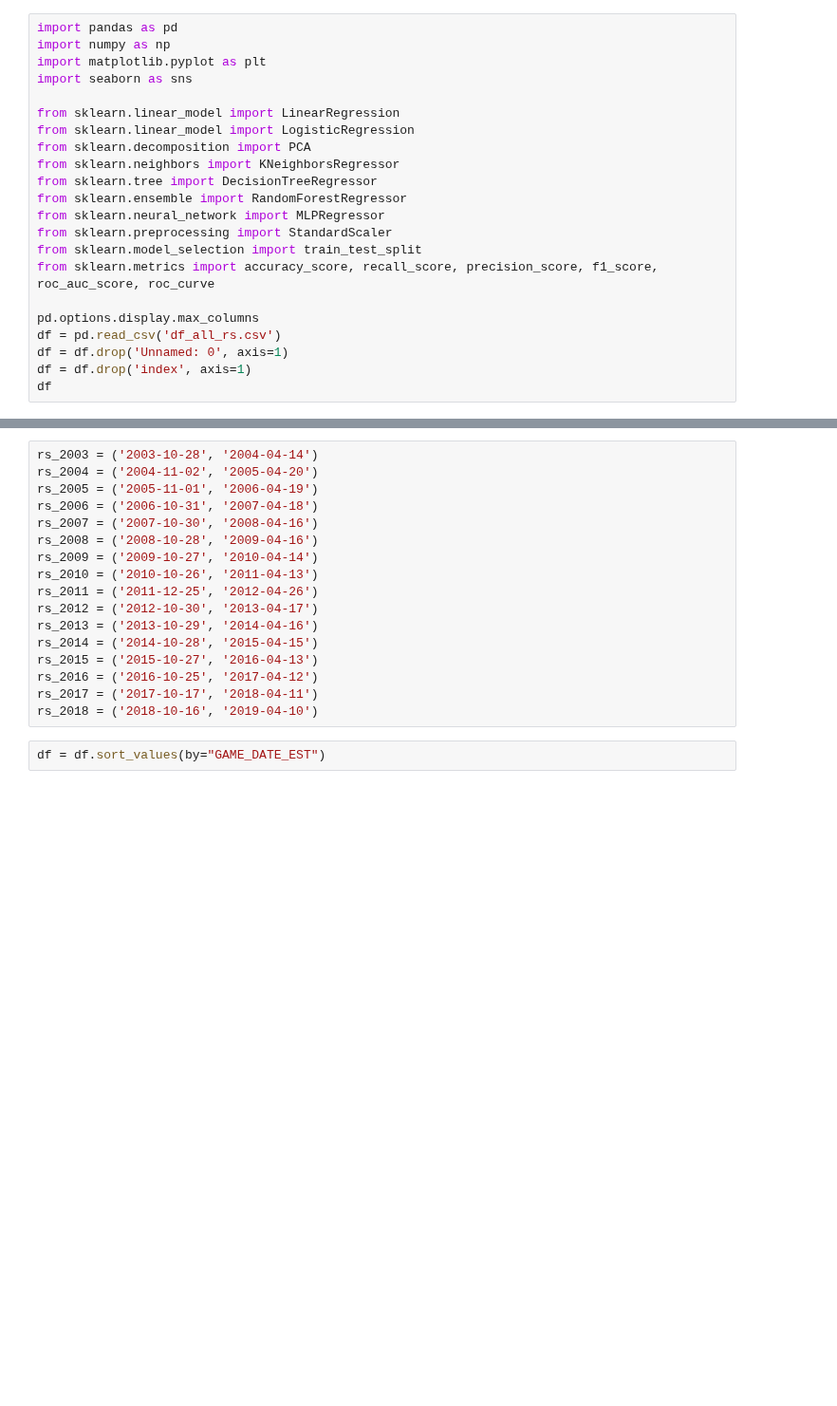
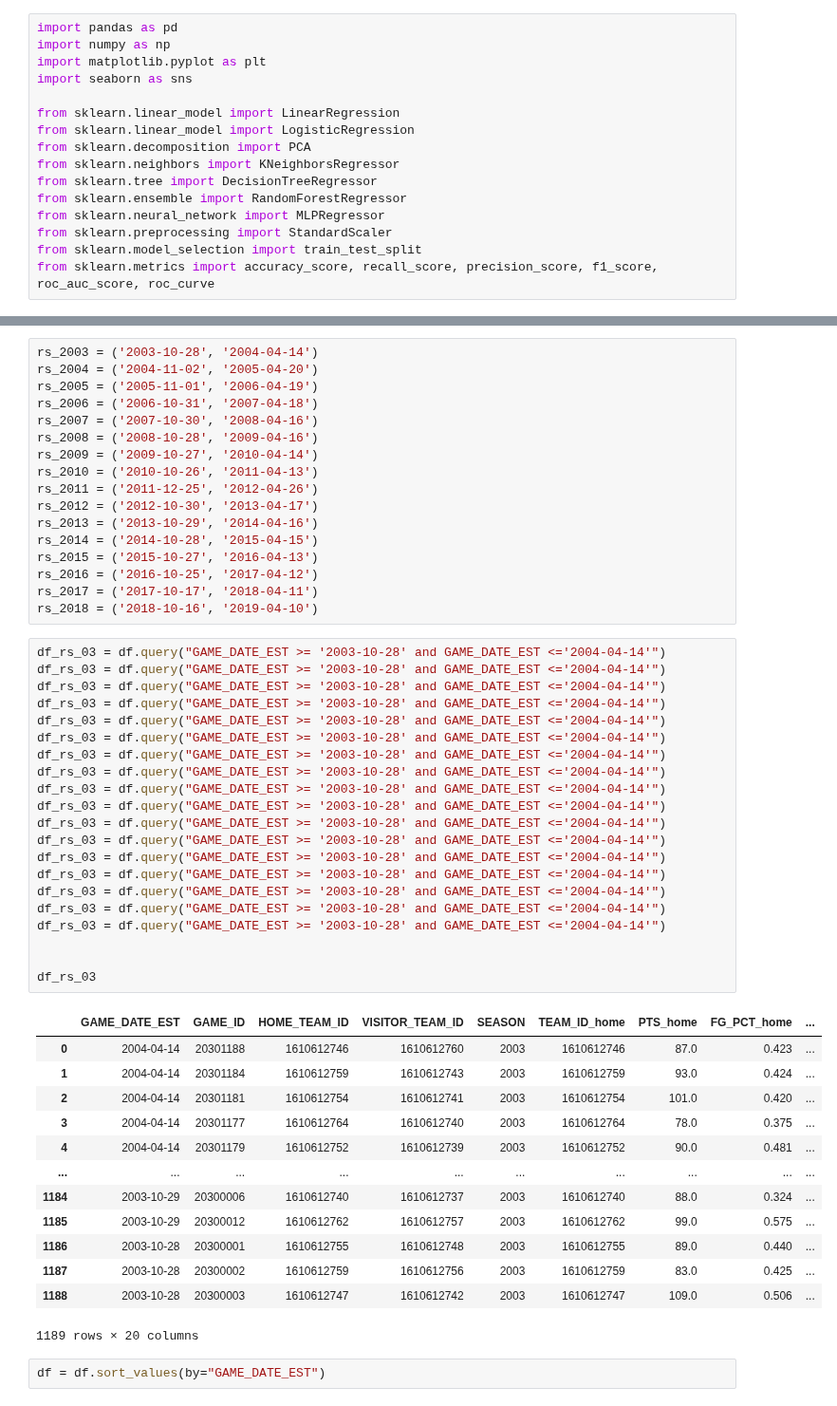
Before and after one commit to robertomanzanolopez/nba_statistics_prediction, a Jupyter notebook: modifing_dataframe.ipynb, the cells around one changed output, grey strips where cells are left out. Shown at 95% size. Cells and saved outputs as stored; diff of their text form; blank space fills up the shorter version.

```diff
--- a/modifing_dataframe.ipynb
+++ b/modifing_dataframe.ipynb
@@ -14,12 +14,6 @@ from sklearn.neural_network import MLPRegressor
 from sklearn.preprocessing import StandardScaler
 from sklearn.model_selection import train_test_split
 from sklearn.metrics import accuracy_score, recall_score, precision_score, f1_score, roc_auc_score, roc_curve
-
-pd.options.display.max_columns
-df = pd.read_csv('df_all_rs.csv')
-df = df.drop('Unnamed: 0', axis=1)
-df = df.drop('index', axis=1)
-df
 # %%
 pd.options.display.max_columns
 df = pd.read_csv('df_all_rs.csv')
@@ -57,6 +51,41 @@ rs_2015 = ('2015-10-27', '2016-04-13')
 rs_2016 = ('2016-10-25', '2017-04-12')
 rs_2017 = ('2017-10-17', '2018-04-11')
 rs_2018 = ('2018-10-16', '2019-04-10')
+# %%
+df_rs_03 = df.query("GAME_DATE_EST >= '2003-10-28' and GAME_DATE_EST <='2004-04-14'")
+df_rs_03 = df.query("GAME_DATE_EST >= '2003-10-28' and GAME_DATE_EST <='2004-04-14'")
+df_rs_03 = df.query("GAME_DATE_EST >= '2003-10-28' and GAME_DATE_EST <='2004-04-14'")
+df_rs_03 = df.query("GAME_DATE_EST >= '2003-10-28' and GAME_DATE_EST <='2004-04-14'")
+df_rs_03 = df.query("GAME_DATE_EST >= '2003-10-28' and GAME_DATE_EST <='2004-04-14'")
+df_rs_03 = df.query("GAME_DATE_EST >= '2003-10-28' and GAME_DATE_EST <='2004-04-14'")
+df_rs_03 = df.query("GAME_DATE_EST >= '2003-10-28' and GAME_DATE_EST <='2004-04-14'")
+df_rs_03 = df.query("GAME_DATE_EST >= '2003-10-28' and GAME_DATE_EST <='2004-04-14'")
+df_rs_03 = df.query("GAME_DATE_EST >= '2003-10-28' and GAME_DATE_EST <='2004-04-14'")
+df_rs_03 = df.query("GAME_DATE_EST >= '2003-10-28' and GAME_DATE_EST <='2004-04-14'")
+df_rs_03 = df.query("GAME_DATE_EST >= '2003-10-28' and GAME_DATE_EST <='2004-04-14'")
+df_rs_03 = df.query("GAME_DATE_EST >= '2003-10-28' and GAME_DATE_EST <='2004-04-14'")
+df_rs_03 = df.query("GAME_DATE_EST >= '2003-10-28' and GAME_DATE_EST <='2004-04-14'")
+df_rs_03 = df.query("GAME_DATE_EST >= '2003-10-28' and GAME_DATE_EST <='2004-04-14'")
+df_rs_03 = df.query("GAME_DATE_EST >= '2003-10-28' and GAME_DATE_EST <='2004-04-14'")
+df_rs_03 = df.query("GAME_DATE_EST >= '2003-10-28' and GAME_DATE_EST <='2004-04-14'")
+df_rs_03 = df.query("GAME_DATE_EST >= '2003-10-28' and GAME_DATE_EST <='2004-04-14'")
+
+
+df_rs_03
+# %% [output]
+|  | GAME_DATE_EST | GAME_ID | HOME_TEAM_ID | VISITOR_TEAM_ID | SEASON | TEAM_ID_home | PTS_home | FG_PCT_home | ... |
+| 0 | 2004-04-14 | 20301188 | 1610612746 | 1610612760 | 2003 | 1610612746 | 87.0 | 0.423 | ... |
+| 1 | 2004-04-14 | 20301184 | 1610612759 | 1610612743 | 2003 | 1610612759 | 93.0 | 0.424 | ... |
+| 2 | 2004-04-14 | 20301181 | 1610612754 | 1610612741 | 2003 | 1610612754 | 101.0 | 0.420 | ... |
+| 3 | 2004-04-14 | 20301177 | 1610612764 | 1610612740 | 2003 | 1610612764 | 78.0 | 0.375 | ... |
+| 4 | 2004-04-14 | 20301179 | 1610612752 | 1610612739 | 2003 | 1610612752 | 90.0 | 0.481 | ... |
+| ... | ... | ... | ... | ... | ... | ... | ... | ... | ... |
+| 1184 | 2003-10-29 | 20300006 | 1610612740 | 1610612737 | 2003 | 1610612740 | 88.0 | 0.324 | ... |
+| 1185 | 2003-10-29 | 20300012 | 1610612762 | 1610612757 | 2003 | 1610612762 | 99.0 | 0.575 | ... |
+| 1186 | 2003-10-28 | 20300001 | 1610612755 | 1610612748 | 2003 | 1610612755 | 89.0 | 0.440 | ... |
+| 1187 | 2003-10-28 | 20300002 | 1610612759 | 1610612756 | 2003 | 1610612759 | 83.0 | 0.425 | ... |
+| 1188 | 2003-10-28 | 20300003 | 1610612747 | 1610612742 | 2003 | 1610612747 | 109.0 | 0.506 | ... |
+1189 rows × 20 columns
 # %%
 df = df.sort_values(by="GAME_DATE_EST")
 # %%
```
